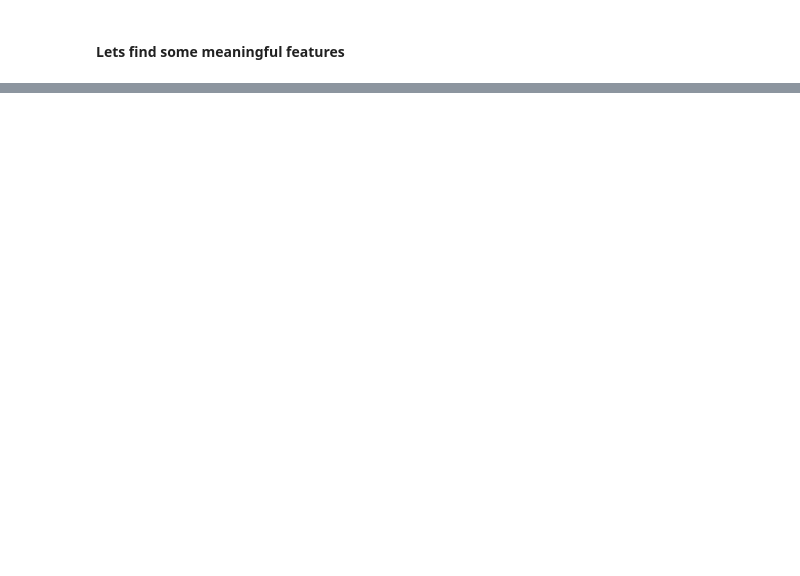
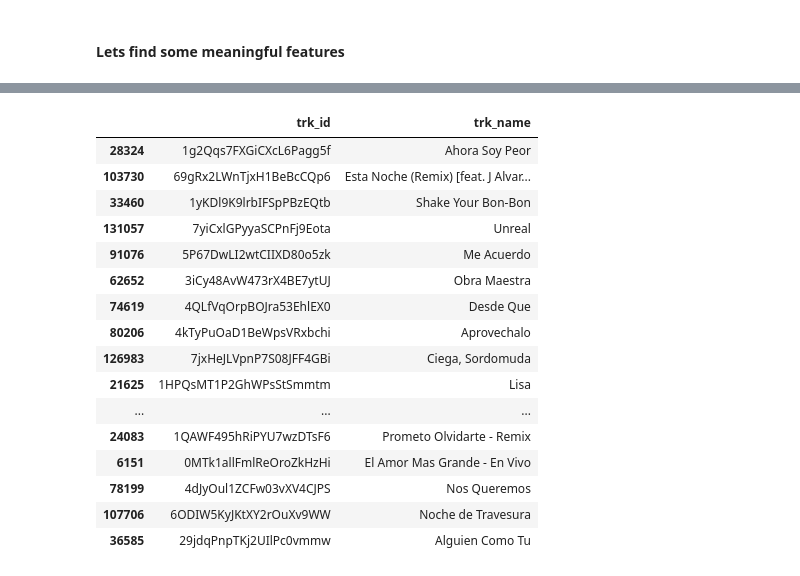
Before and after one commit to ac209-project/ac209-project, a Jupyter notebook: cs109a_final_project.ipynb, the cells around one changed output, grey strips where cells are left out. Cells and saved outputs as stored; diff of their text form; code cells hidden in the pictures; blank space fills up the shorter version.

```diff
--- a/cs109a_final_project.ipynb
+++ b/cs109a_final_project.ipynb
@@ -554,0 +751,53 @@ SVM Regression R^2 on test: 0.141142064842
+# %%
+def generative_model(genre,df,size=20):
+    """ Generate a playlist given a genre in our valid list and the realted dataframe for generation.
+    ------
+    Args: genre; str, a valid genre from our list of genres.
+          df; pandas dataframe with the correct predicted std followers and pl followers
+              columns, unique on trk_id
+    ------
+    Returns: list of (trk_id, trk_name) pairs based on genre and pred success.
+    """
+    valid_genres = ['alternative', 'christmas','country', 'dance','deep', 'hip', 'hop', \
+                    'house','indie', 'jazz','latin', 'pop','rap', 'rock','soul', 'hip hop']
+    if genre not in valid_genres:
+        raise ValueError('You must enter a genre we have! See the drop down list.')
+
+    if genre=='hip hop':
+        possible = df[(df['has_hip']==True) | (df['has_hop']==True)][['trk_id','trk_name','pl_followers','pred_pop']]
+    else:
+        possible = df[df['has_{}'.format(genre)]==True][['trk_id','trk_name','pl_followers','pred_pop']]
+
+    # turn the sum of popularity pred into a probability
+    hold_pp = (possible['pred_pop'].values - min(possible['pred_pop'])) \
+                                        / (max(possible['pred_pop'])-min(possible['pred_pop']))
+    probs_pp = hold_pp/sum(hold_pp)
+
+    # turn the sum of pl_followers into a probability
+    hold_plf = (possible['pl_followers'].values - min(possible['pl_followers'])) \
+                                        / (max(possible['pl_followers'])-min(possible['pl_followers']))
+    probs_plf = hold_plf/sum(hold_plf)
+
+    # Randomly sample with probbaly given by predicted popularity
+    out = possible.sample(size,weights=probs_pp)[['trk_id','trk_name']]
+    return out
+# %%
+generative_model('latin',gen_data)
+# %% [output]
+|  | trk_id | trk_name |
+| 28324 | 1g2Qqs7FXGiCXcL6Pagg5f | Ahora Soy Peor |
+| 103730 | 69gRx2LWnTjxH1BeBcCQp6 | Esta Noche (Remix) [feat. J Alvar... |
+| 33460 | 1yKDl9K9lrbIFSpPBzEQtb | Shake Your Bon-Bon |
+| 131057 | 7yiCxlGPyyaSCPnFj9Eota | Unreal |
+| 91076 | 5P67DwLI2wtCIIXD80o5zk | Me Acuerdo |
+| 62652 | 3iCy48AvW473rX4BE7ytUJ | Obra Maestra |
+| 74619 | 4QLfVqOrpBOJra53EhlEX0 | Desde Que |
+| 80206 | 4kTyPuOaD1BeWpsVRxbchi | Aprovechalo |
+| 126983 | 7jxHeJLVpnP7S08JFF4GBi | Ciega, Sordomuda |
+| 21625 | 1HPQsMT1P2GhWPsStSmmtm | Lisa |
+| ... | ... | ... |
+| 24083 | 1QAWF495hRiPYU7wzDTsF6 | Prometo Olvidarte - Remix |
+| 6151 | 0MTk1allFmlReOroZkHzHi | El Amor Mas Grande - En Vivo |
+| 78199 | 4dJyOul1ZCFw03vXV4CJPS | Nos Queremos |
+| 107706 | 6ODIW5KyJKtXY2rOuXv9WW | Noche de Travesura |
+| 36585 | 29jdqPnpTKj2UIlPc0vmmw | Alguien Como Tu |
```
Also changed, not shown: parts of 37 cells of this notebook, 1 other file.
